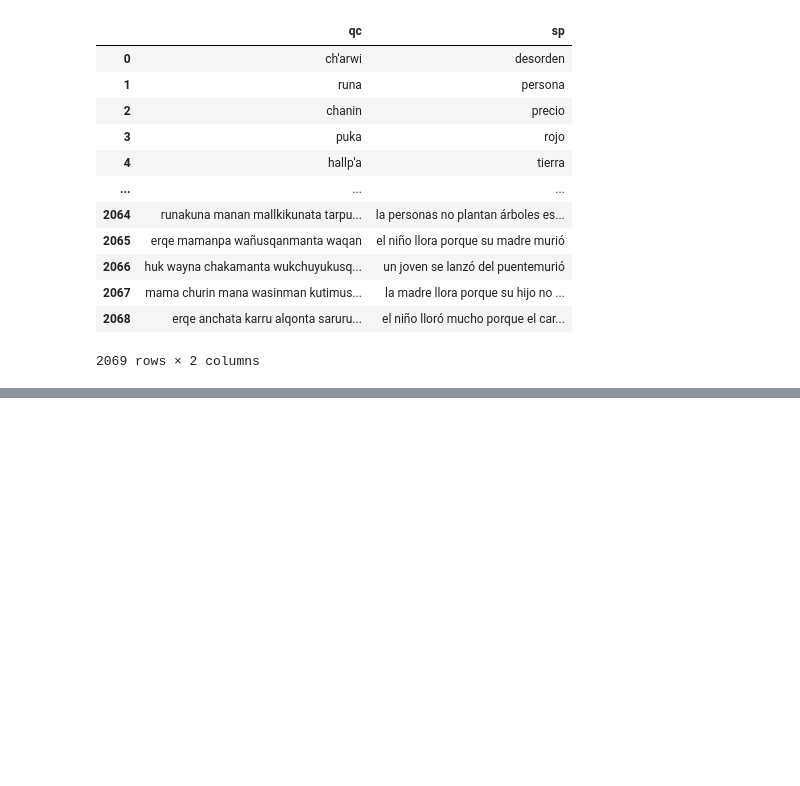
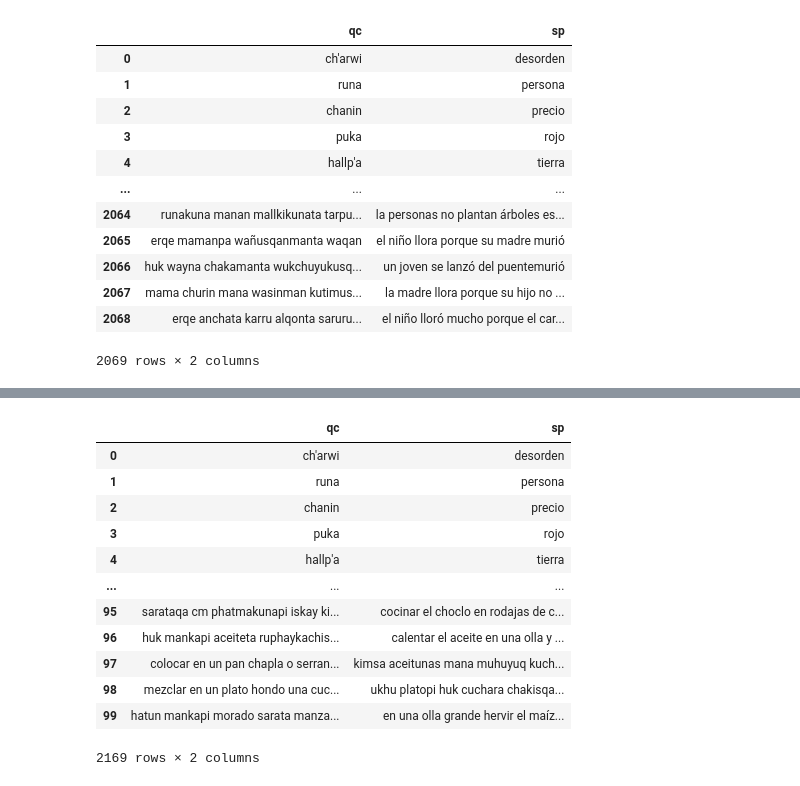
Before and after one commit to TACC-TA/recipe-translator-model, a Jupyter notebook: index.ipynb, the cells around one changed output, grey strips where cells are left out. Saved outputs shown, nothing was run; the diff lists cells and outputs as text; code cells hidden in the pictures; blank space fills up the shorter version.

```diff
--- a/index.ipynb
+++ b/index.ipynb
@@ -15,7 +15,7 @@ DEVICE
 # %% [output]
 device(type='cuda')
 # %%
-dataset = pd.read_csv('./data/cleanedCorpus.csv')
+dataset = pd.read_csv('./train_data/cleanedCorpus.csv')
 dataset
 # %% [output]
 |  | qc | sp |
@@ -34,3 +107,19 @@ dataset
+# %%
+dataset
+# %% [output]
+|  | qc | sp |
+| 0 | ch'arwi | desorden |
+| 1 | runa | persona |
+| 2 | chanin | precio |
+| 3 | puka | rojo |
+| 4 | hallp'a | tierra |
+| ... | ... | ... |
+| 95 | sarataqa cm phatmakunapi iskay ki... | cocinar el choclo en rodajas de c... |
+| 96 | huk mankapi aceiteta ruphaykachis... | calentar el aceite en una olla y ... |
+| 97 | colocar en un pan chapla o serran... | kimsa aceitunas mana muhuyuq kuch... |
+| 98 | mezclar en un plato hondo una cuc... | ukhu platopi huk cuchara chakisqa... |
+| 99 | hatun mankapi morado sarata manza... | en una olla grande hervir el maíz... |
+2169 rows × 2 columns
 # %%
 SRC_LANGUAGE = 'sp'
 TGT_LANGUAGE = 'qc'
```
Also changed, not shown: parts of 22 cells of this notebook, 3 other files.
